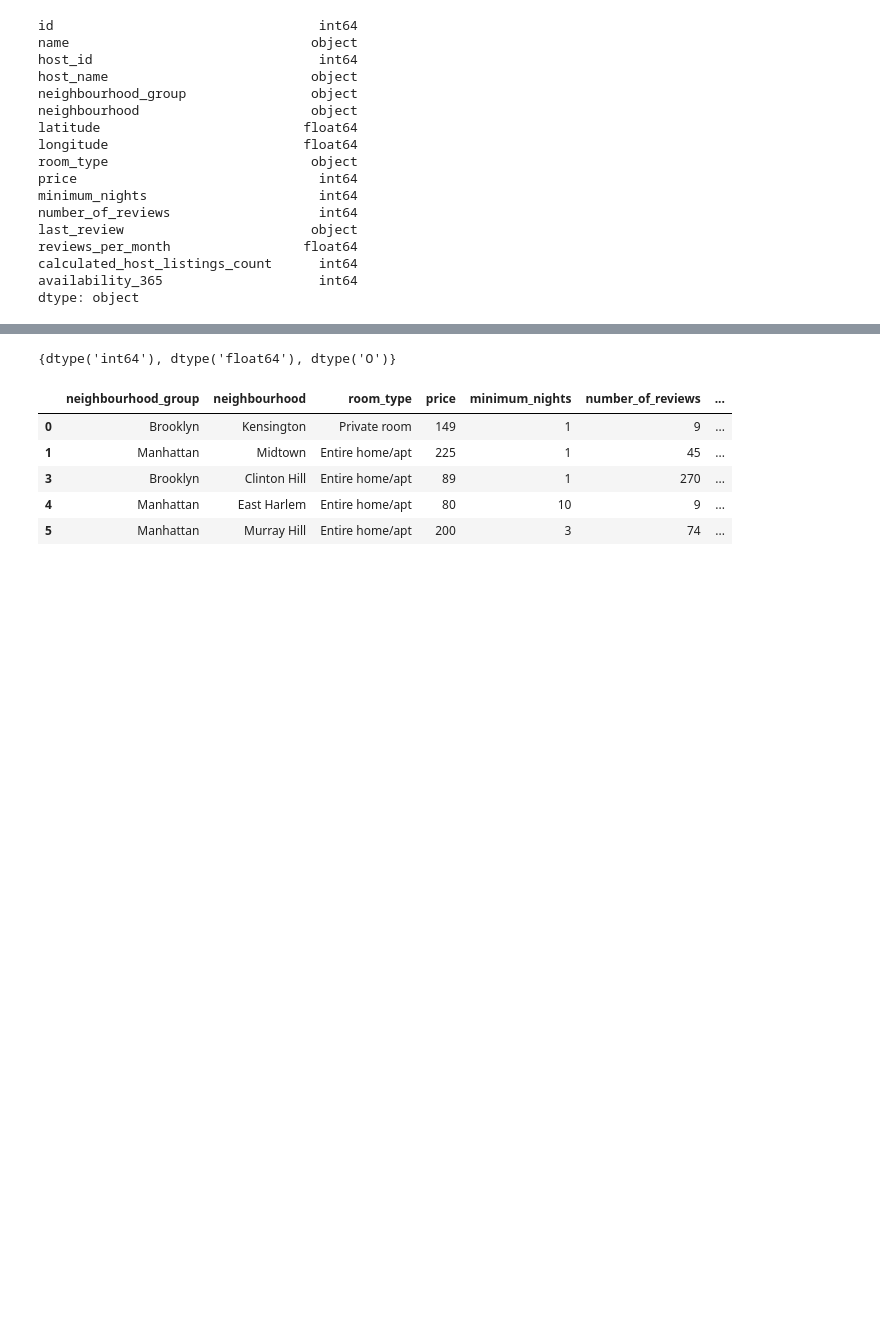
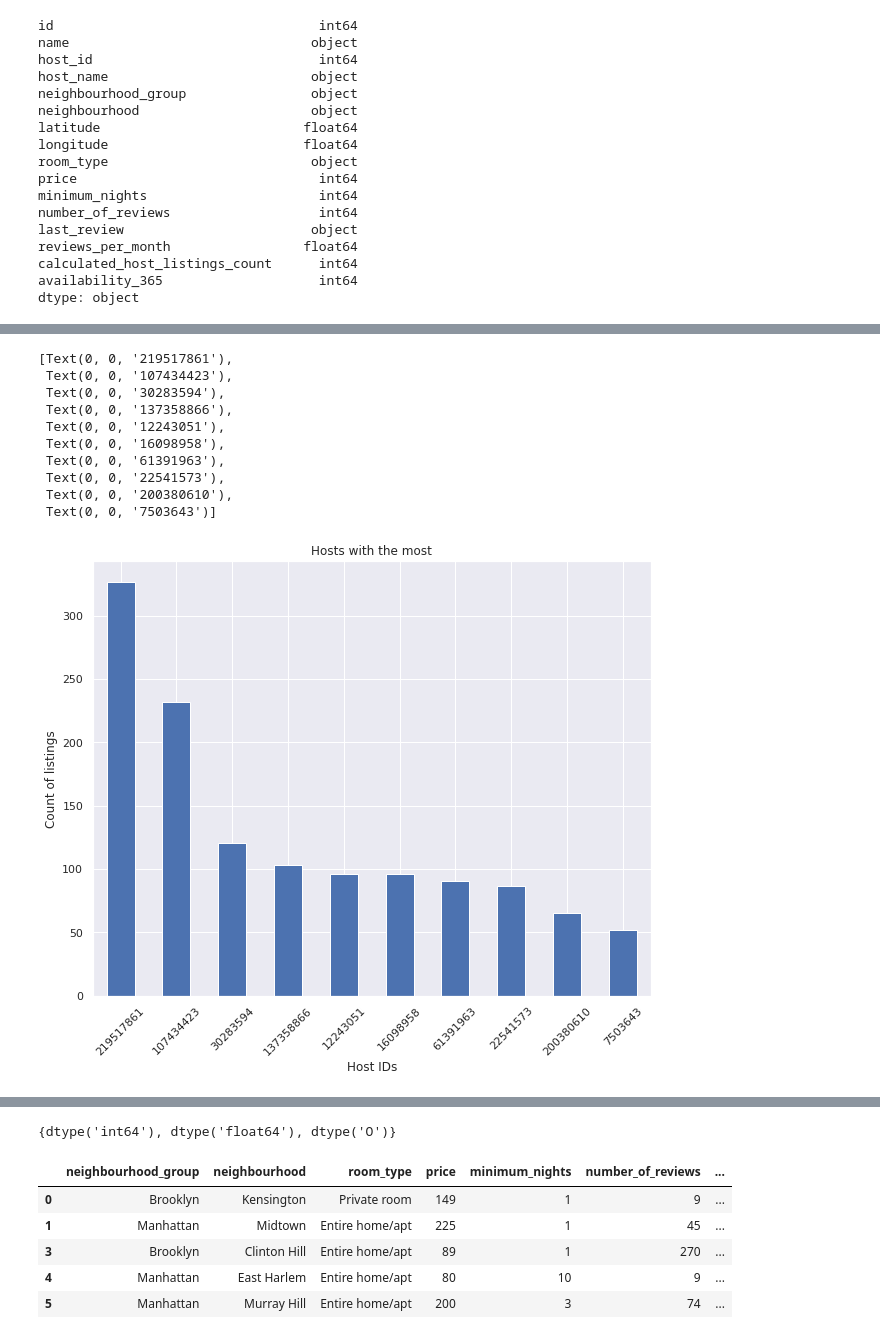
Before and after one commit to VTuri/airbnb_data, a Jupyter notebook: app/notebooks/Airbnb_Price_prediction.ipynb, the cells around one changed output, grey strips where cells are left out. Saved outputs shown, nothing was run; the diff lists cells and outputs as text; code cells hidden in the pictures; blank space fills up the shorter version.

```diff
--- a/app/notebooks/Airbnb_Price_prediction.ipynb
+++ b/app/notebooks/Airbnb_Price_prediction.ipynb
@@ -63,0 +82,3 @@ dtype: object
+# %%
+top_host=df.host_id.value_counts().head(10)
+top_host
@@ -63,0 +97,21 @@ dtype: object
+# %%
+#setting figure size for future visualizations
+sns.set(rc={'figure.figsize':(10,8)})
+# %%
+viz_1=top_host.plot(kind="bar")
+viz_1.set_title("Hosts with the most")
+viz_1.set_ylabel("Count of listings")
+viz_1.set_xlabel("Host IDs")
+viz_1.set_xticklabels(viz_1.get_xticklabels(), rotation=45)
+# %% [output]
+[Text(0, 0, '219517861'),
+ Text(0, 0, '107434423'),
+ Text(0, 0, '30283594'),
+ Text(0, 0, '137358866'),
+ Text(0, 0, '12243051'),
+ Text(0, 0, '16098958'),
+ Text(0, 0, '61391963'),
+ Text(0, 0, '22541573'),
+ Text(0, 0, '200380610'),
+ Text(0, 0, '7503643')]
+[figure, added]
```
Also changed, not shown: parts of 59 cells of this notebook.
